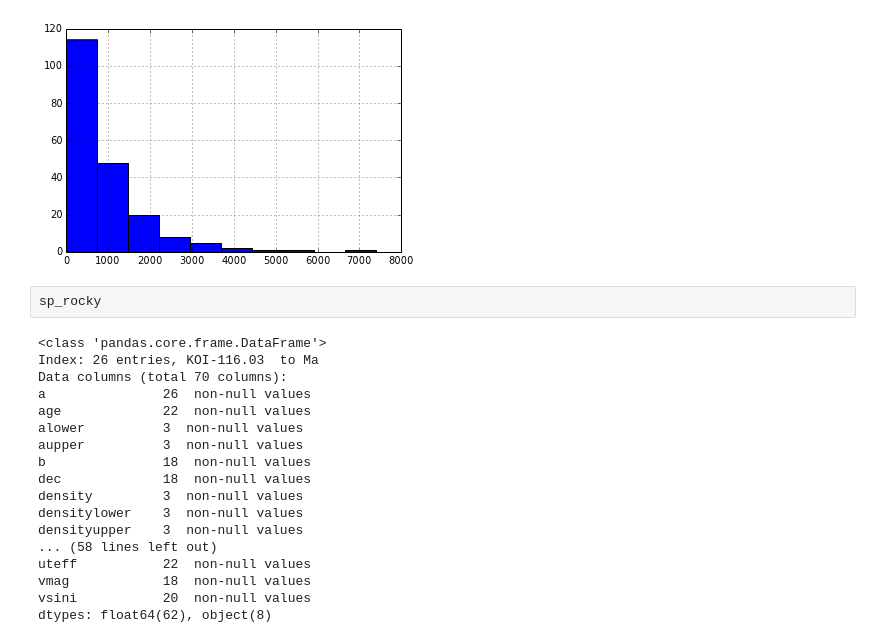
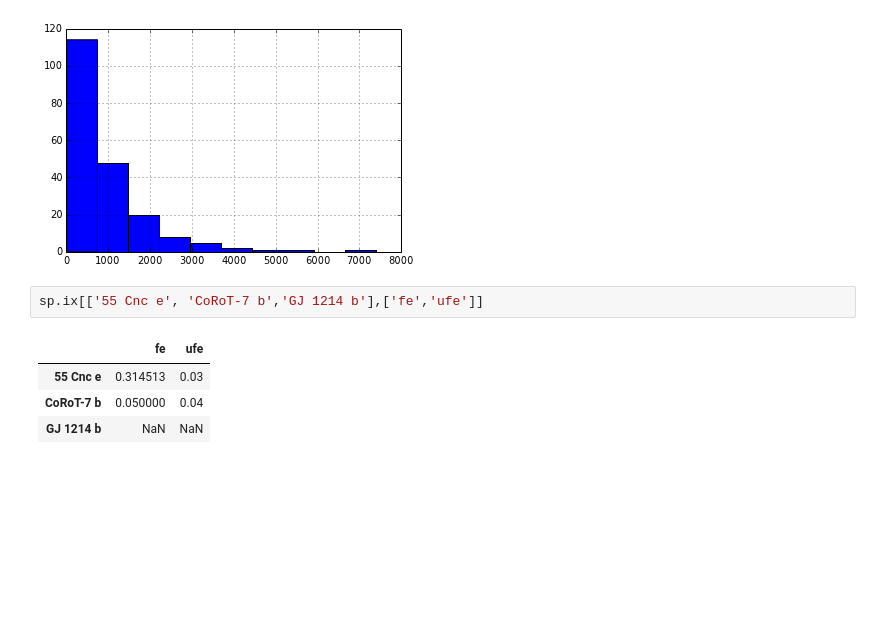
Before and after one commit to sealauren/mrf, a Jupyter notebook: plot_mr.ipynb, the cells around one changed output. Saved outputs shown, nothing was run; the diff lists cells and outputs as text; blank space fills up the shorter version.

```diff
--- a/plot_mr.ipynb
+++ b/plot_mr.ipynb
@@ -631,23 +631,10 @@ medf
 # %% [output]
 911.29362233699521
 [figure]
-# %%
-sp_rocky
-# %% [output]
-<class 'pandas.core.frame.DataFrame'>
-Index: 26 entries, KOI-116.03  to Ma
-Data columns (total 70 columns):
-a               26  non-null values
-age             22  non-null values
-alower          3  non-null values
-aupper          3  non-null values
-b               18  non-null values
-dec             18  non-null values
-density         3  non-null values
-densitylower    3  non-null values
-densityupper    3  non-null values
-... (58 lines left out)
-uteff           22  non-null values
-vmag            18  non-null values
-vsini           20  non-null values
-dtypes: float64(62), object(8)
+# %%
+sp.ix[['55 Cnc e', 'CoRoT-7 b','GJ 1214 b'],['fe','ufe']]
+# %% [output]
+|  | fe | ufe |
+| 55 Cnc e | 0.314513 | 0.03 |
+| CoRoT-7 b | 0.050000 | 0.04 |
+| GJ 1214 b | NaN | NaN |
```
Also changed, not shown: 5 other files.
